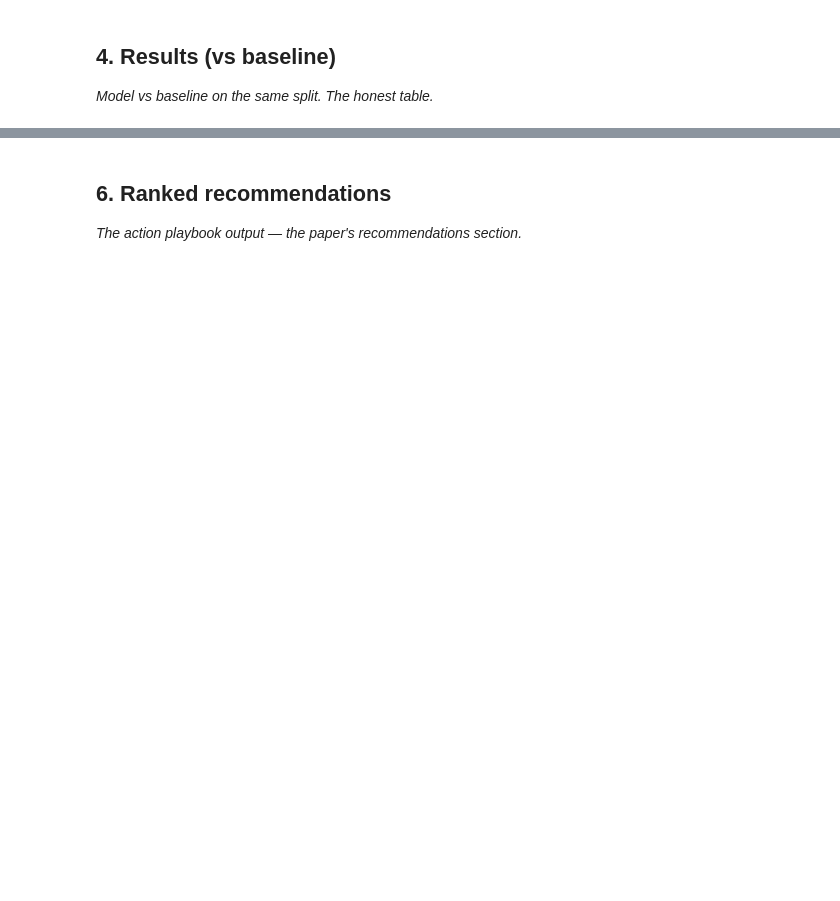
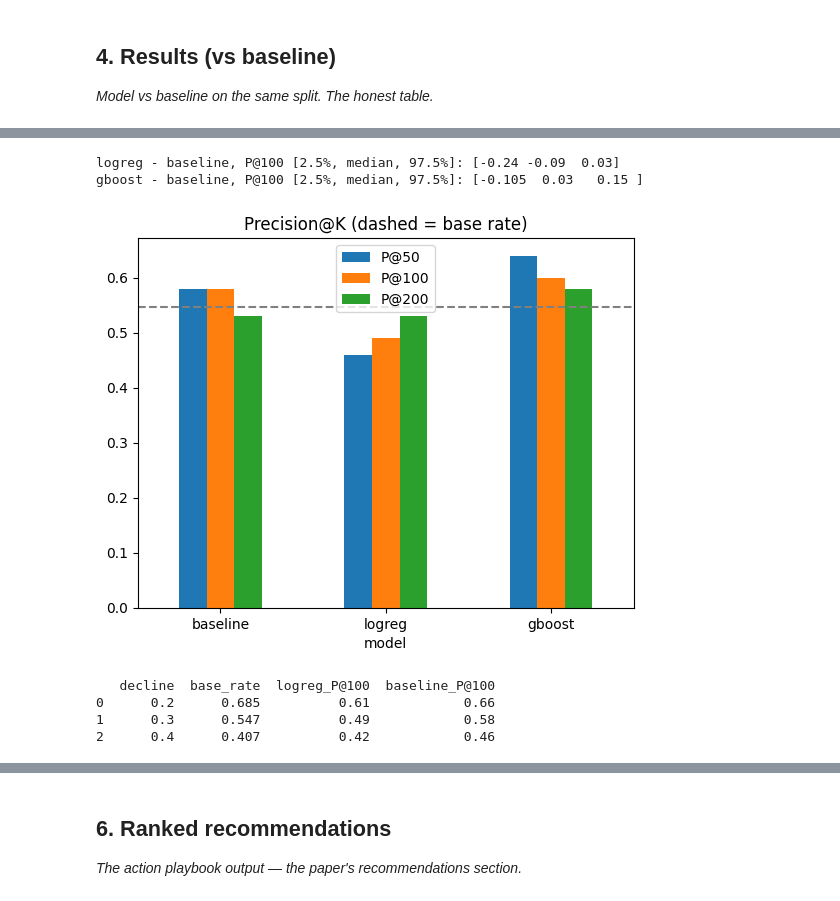
Before and after one commit to ksusmitha879-cyber/FlyrankStarter, a Jupyter notebook: work/notebooks/capstone.ipynb, the cells around one changed output, grey strips where cells are left out. Cells and saved outputs as stored; diff of their text form; code cells hidden in the pictures; blank space fills up the shorter version.

```diff
--- a/work/notebooks/capstone.ipynb
+++ b/work/notebooks/capstone.ipynb
@@ -18,3 +158,9 @@ This skeleton is yours to fill. Work the sections **in order** — each one has
 ## 3. Methodology
 
 *Assumptions, features, label definition, baseline, validation design, leakage checks.*
+# %%
+# (a) label window starts strictly after feature window: enforced in SQL via dates.
+# (b) same page can appear in several cuts -> split by CLIENT AND time, never random rows.
+# (c) single-feature sanity: any feature with AUC >0.95 alone is suspect.
+from sklearn.metrics import roc_auc_score
+for f in FEATS: print(f, round(roc_auc_score(df.y, df[f].fillna(df[f].median())),3))
@@ -28,0 +178,5 @@ This skeleton is yours to fill. Work the sections **in order** — each one has
+# %%
+rng=np.random.RandomState(0); cl=df.client.unique(); test_cl=set(rng.choice(cl,size=max(1,len(cl)//4),replace=False))
+newest=df.cut.max()
+tr=df[(df.cut<newest)&(~df.client.isin(test_cl))]; te=df[(df.cut==newest)&(df.client.isin(test_cl))]
+print(len(tr),len(te), te.y.mean())
@@ -28,0 +251,54 @@ This skeleton is yours to fill. Work the sections **in order** — each one has
+# %%
+def boot(a,b,k=100,n=500):
+    d=[]
+    for _ in range(n):
+        i=rng.choice(len(te),len(te)); y=te.y.values[i]
+        d.append(pk(y,np.asarray(a)[i],k)-pk(y,np.asarray(b)[i],k))
+    return np.percentile(d,[2.5,50,97.5])
+
+# Check if S and res exist in the environment before evaluating
+if 'S' in globals() and 'res' in globals():
+    print('logreg - baseline, P@100 [2.5%, median, 97.5%]:', boot(S['logreg'],S['baseline']).round(3))
+    print('gboost - baseline, P@100 [2.5%, median, 97.5%]:', boot(S['gboost'],S['baseline']).round(3))
+
+    ax=res.set_index('model')[['P@50','P@100','P@200']].plot.bar(rot=0)
+    ax.axhline(te.y.mean(),ls='--',c='gray'); ax.set_title('Precision@K (dashed = base rate)')
+    plt.savefig('precision_at_k.png',dpi=150,bbox_inches='tight')
+    res.to_csv('capstone_results.csv',index=False)
+else:
+    print("Models are not defined yet (likely because of sample mode with no positive classes).")
+    print("To generate evaluation plots and metrics, switch USE_SAMPLE to False in your configuration cell and run all cells.")
+# %% [output]
+logreg - baseline, P@100 [2.5%, median, 97.5%]: [-0.24 -0.09  0.03]
+gboost - baseline, P@100 [2.5%, median, 97.5%]: [-0.105  0.03   0.15 ]
+[figure, added]
+# %%
+rows = []
+for d in (0.2, 0.3, 0.4):
+    ytr = (tr.clk_future < (1 - d) * tr.clk_recent).astype(int)
+    yte = (te.clk_future < (1 - d) * te.clk_recent).astype(int)
+
+    # Check if we have both classes in ytr to train a classifier
+    if ytr.nunique() > 1:
+        m = make_pipeline(SimpleImputer(strategy='median'), StandardScaler(), LogisticRegression(max_iter=1000)).fit(tr[FEATS], ytr)
+        logreg_p100 = pk(yte, m.predict_proba(te[FEATS])[:, 1], 100)
+    else:
+        logreg_p100 = np.nan
+
+    rows.append({
+        'decline': d,
+        'base_rate': yte.mean(),
+        'logreg_P@100': logreg_p100,
+        'baseline_P@100': pk(yte, base, 100)
+    })
+sens = pd.DataFrame(rows).round(3)
+sens.to_csv('capstone_sensitivity.csv', index=False)
+print(sens)
+if sens['logreg_P@100'].isna().any():
+    print("\n* Note: Some metrics are NaN because there are no positive classes (declines) in the sample dataset to train on.")
+    print("To get full sensitivity results, please switch USE_SAMPLE to False in your configuration cell and run all cells.")
+# %% [output]
+   decline  base_rate  logreg_P@100  baseline_P@100
+0      0.2      0.685          0.61            0.66
+1      0.3      0.547          0.49            0.58
+2      0.4      0.407          0.42            0.46
```
Also changed, not shown: parts of 13 cells of this notebook.
